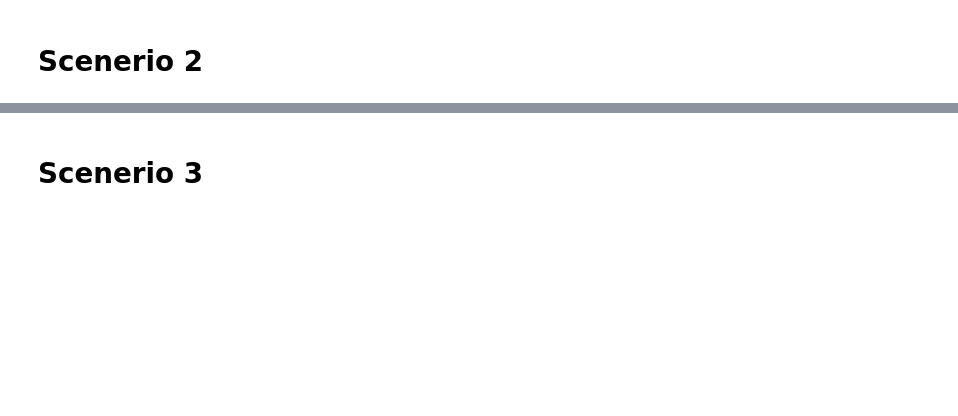
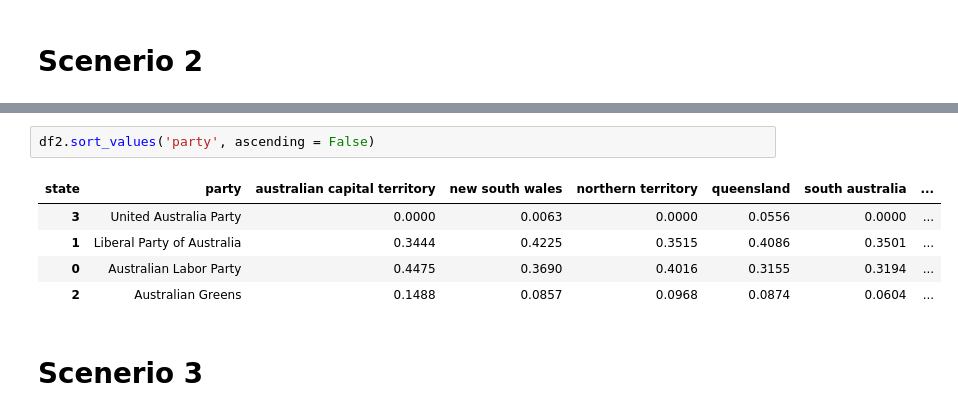
Before and after one commit to iknow1988/Cloud_Solution_Federal_Australia_Election, a Jupyter notebook: src/scenerio.ipynb, the cells around one changed output, grey strips where cells are left out. Drawn from its saved outputs; the diff is of its cells as text; blank space fills up the shorter version.

```diff
--- a/src/scenerio.ipynb
+++ b/src/scenerio.ipynb
@@ -190,3 +204,11 @@ def main():
+# %%
+df2.sort_values('party', ascending = False)
+# %% [output]
+| state | party | australian capital territory | new south wales | northern territory | queensland | south australia | ... |
+| 3 | United Australia Party | 0.0000 | 0.0063 | 0.0000 | 0.0556 | 0.0000 | ... |
+| 1 | Liberal Party of Australia | 0.3444 | 0.4225 | 0.3515 | 0.4086 | 0.3501 | ... |
+| 0 | Australian Labor Party | 0.4475 | 0.3690 | 0.4016 | 0.3155 | 0.3194 | ... |
+| 2 | Australian Greens | 0.1488 | 0.0857 | 0.0968 | 0.0874 | 0.0604 | ... |
 # %% [markdown]
 # Scenerio 3
 # %%
```
Also changed, not shown: parts of 5 cells of this notebook.
